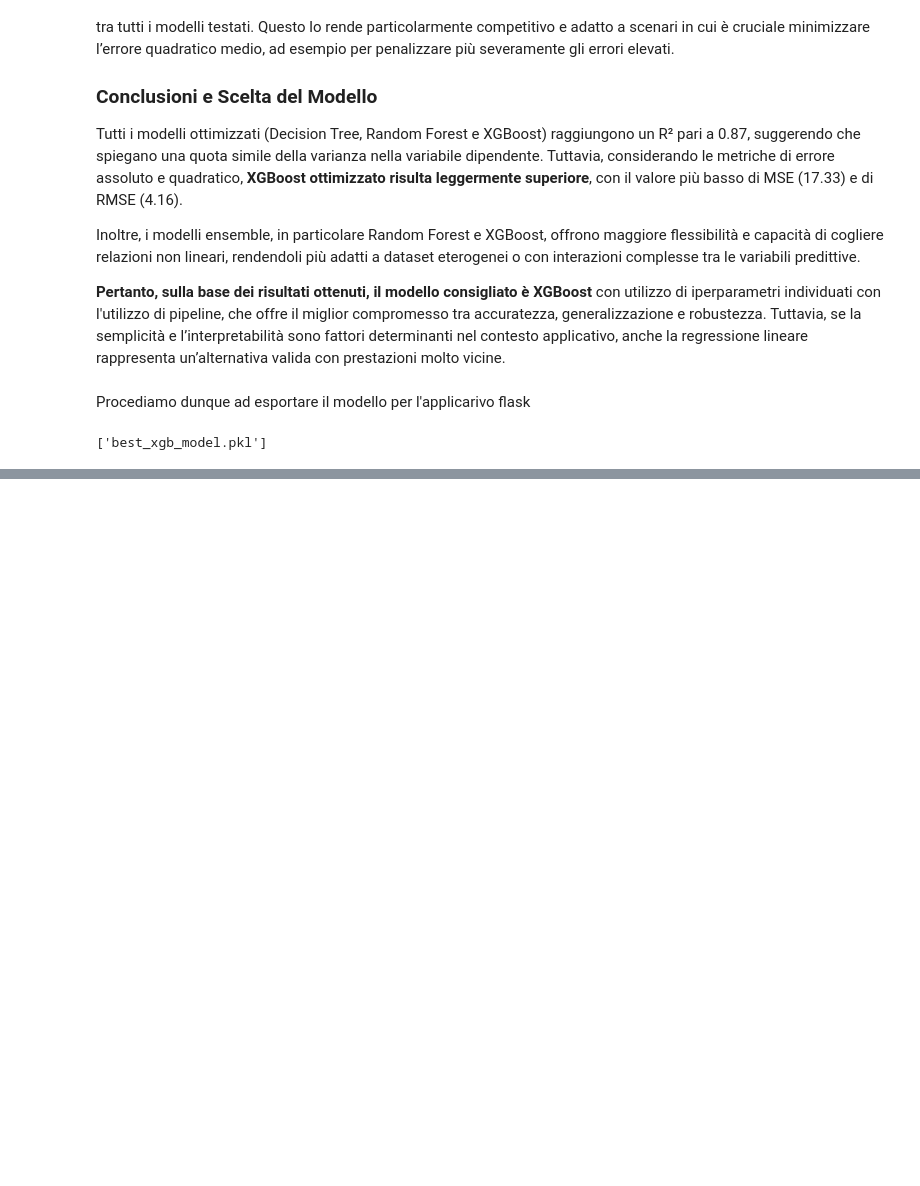
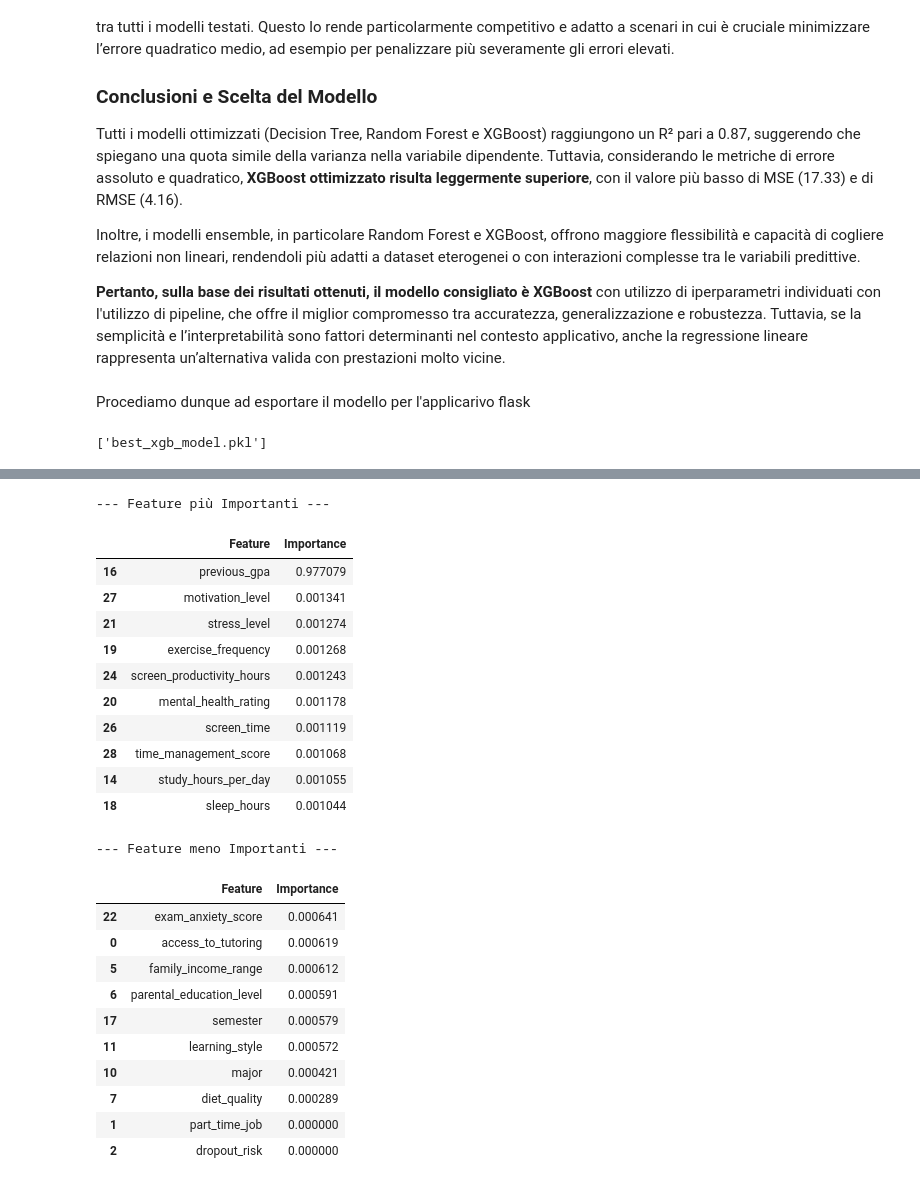
Before and after one commit to FrancescoPazz/Students-Habits-and-Academic-Perfomance, a Jupyter notebook: student_habits_and_academic_performance.ipynb, the cells around one changed output, grey strips where cells are left out. Drawn from its saved outputs; the diff is of its cells as text; code cells hidden in the pictures; blank space fills up the shorter version.

Commit message:
fix last txt part

```diff
--- a/student_habits_and_academic_performance.ipynb
+++ b/student_habits_and_academic_performance.ipynb
@@ -1009,0 +1014,41 @@ joblib.dump(best_xgb_model, 'best_xgb_model.pkl')
+# %%
+xgb_regressor = best_xgb_model.named_steps['xgb']
+feature_importances = xgb_regressor.feature_importances_
+
+importance_df = pd.DataFrame({
+    'Feature': feature_names,
+    'Importance': feature_importances
+})
+
+importance_df = importance_df.sort_values(by='Importance', ascending=False)
+
+print("--- Feature più Importanti ---")
+display(importance_df.head(10))
+
+print("\n--- Feature meno Importanti ---")
+display(importance_df.tail(10))
+# %% [output]
+--- Feature più Importanti ---
+|  | Feature | Importance |
+| 16 | previous_gpa | 0.977079 |
+| 27 | motivation_level | 0.001341 |
+| 21 | stress_level | 0.001274 |
+| 19 | exercise_frequency | 0.001268 |
+| 24 | screen_productivity_hours | 0.001243 |
+| 20 | mental_health_rating | 0.001178 |
+| 26 | screen_time | 0.001119 |
+| 28 | time_management_score | 0.001068 |
+| 14 | study_hours_per_day | 0.001055 |
+| 18 | sleep_hours | 0.001044 |
+--- Feature meno Importanti ---
+|  | Feature | Importance |
+| 22 | exam_anxiety_score | 0.000641 |
+| 0 | access_to_tutoring | 0.000619 |
+| 5 | family_income_range | 0.000612 |
+| 6 | parental_education_level | 0.000591 |
+| 17 | semester | 0.000579 |
+| 11 | learning_style | 0.000572 |
+| 10 | major | 0.000421 |
+| 7 | diet_quality | 0.000289 |
+| 1 | part_time_job | 0.000000 |
+| 2 | dropout_risk | 0.000000 |
```
Also changed, not shown: parts of 3 cells of this notebook, 1 other file.
